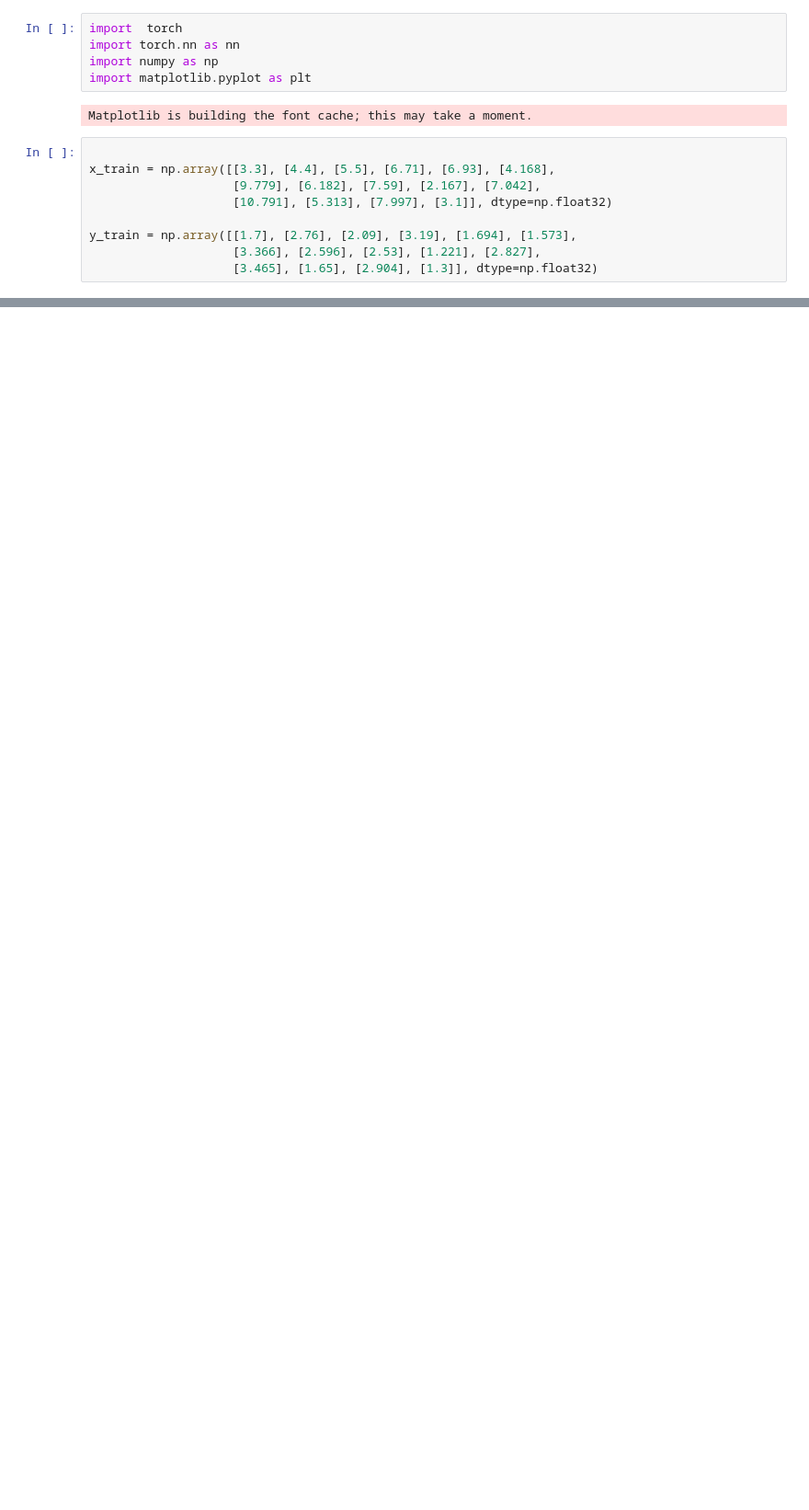
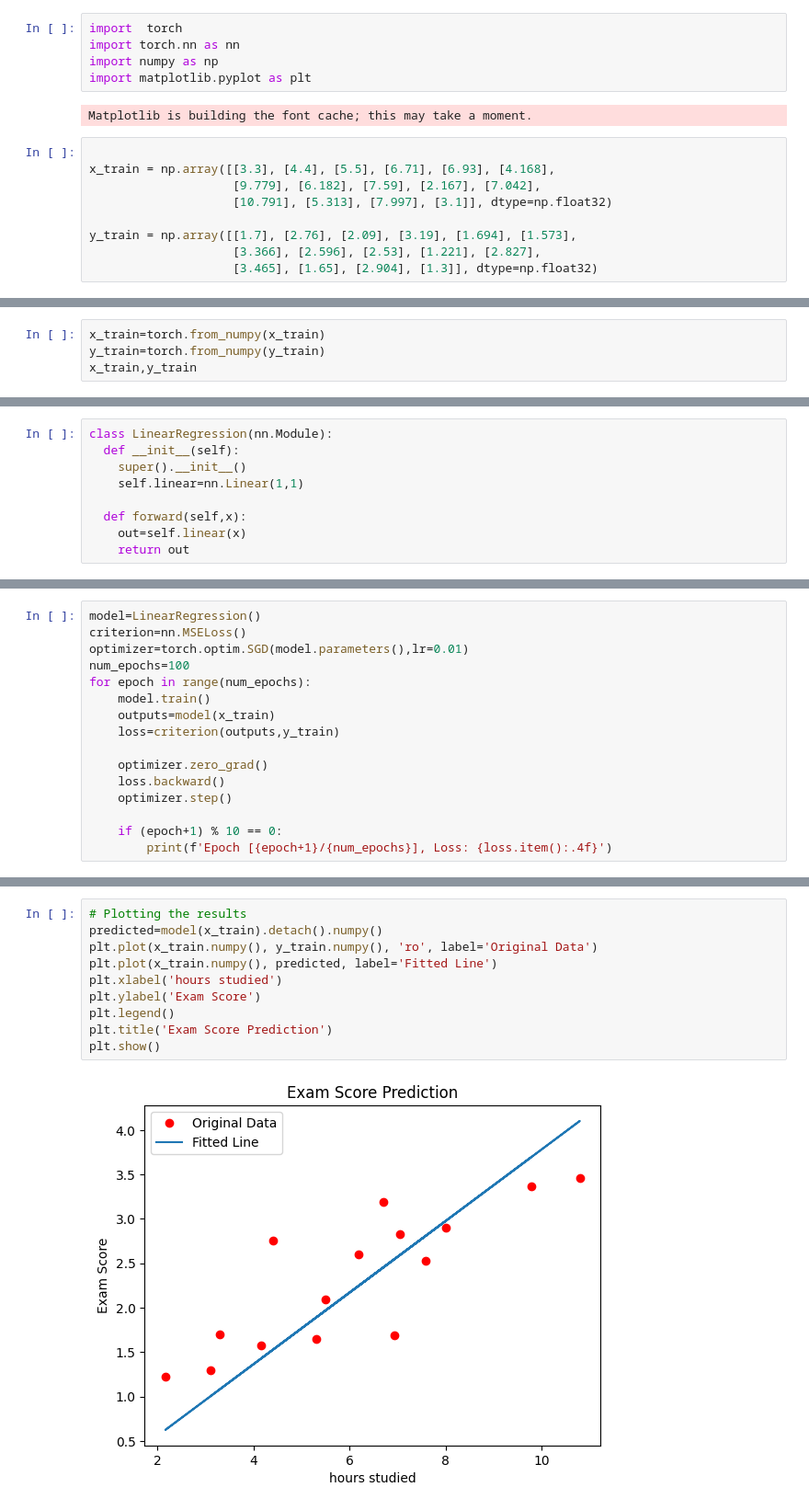
Before and after one commit to erbrchoudhary93/DeepLearning, a Jupyter notebook: linear-regression/lr.ipynb, the cells around one changed output, grey strips where cells are left out. Shown at 92% size. Saved outputs shown, nothing was run; the diff lists cells and outputs as text; blank space fills up the shorter version.

Commit message:
add linear regration

```diff
--- a/linear-regression/lr.ipynb
+++ b/linear-regression/lr.ipynb
@@ -60,0 +55,4 @@ y_train = np.array([[1.7], [2.76], [2.09], [3.19], [1.694], [1.573],
+# %%
+x_train=torch.from_numpy(x_train)
+y_train=torch.from_numpy(y_train)
+x_train,y_train
@@ -60,0 +77,9 @@ y_train = np.array([[1.7], [2.76], [2.09], [3.19], [1.694], [1.573],
+# %%
+class LinearRegression(nn.Module):
+  def __init__(self):
+    super().__init__()
+    self.linear=nn.Linear(1,1)
+
+  def forward(self,x):
+    out=self.linear(x)
+    return out
@@ -60,0 +93,16 @@ y_train = np.array([[1.7], [2.76], [2.09], [3.19], [1.694], [1.573],
+# %%
+model=LinearRegression()
+criterion=nn.MSELoss()
+optimizer=torch.optim.SGD(model.parameters(),lr=0.01)
+num_epochs=100
+for epoch in range(num_epochs):
+    model.train()
+    outputs=model(x_train)
+    loss=criterion(outputs,y_train)
+
+    optimizer.zero_grad()
+    loss.backward()
+    optimizer.step()
+
+    if (epoch+1) % 10 == 0:
+        print(f'Epoch [{epoch+1}/{num_epochs}], Loss: {loss.item():.4f}')
@@ -60,0 +120,12 @@ y_train = np.array([[1.7], [2.76], [2.09], [3.19], [1.694], [1.573],
+# %%
+# Plotting the results
+predicted=model(x_train).detach().numpy()
+plt.plot(x_train.numpy(), y_train.numpy(), 'ro', label='Original Data')
+plt.plot(x_train.numpy(), predicted, label='Fitted Line')
+plt.xlabel('hours studied')
+plt.ylabel('Exam Score')
+plt.legend()
+plt.title('Exam Score Prediction')
+plt.show()
+# %% [output]
+[figure, added]
```
Also changed, not shown: parts of 7 cells of this notebook, 5 other files.
